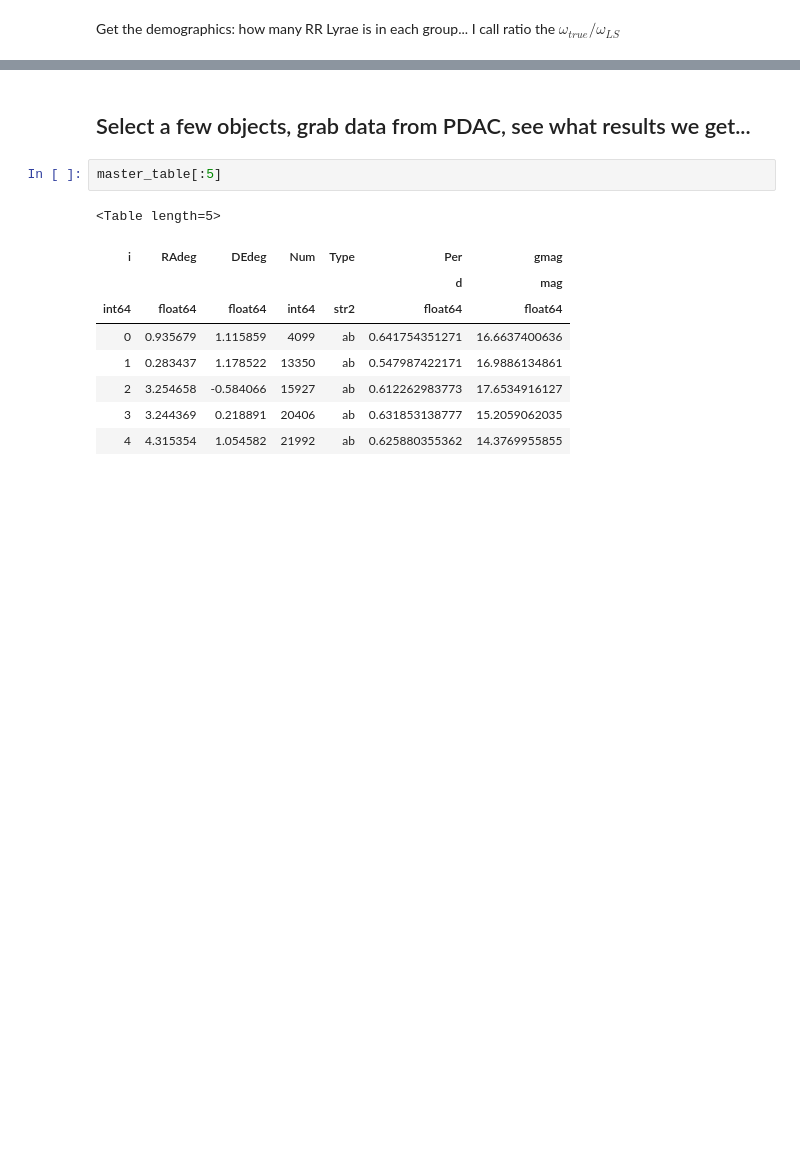
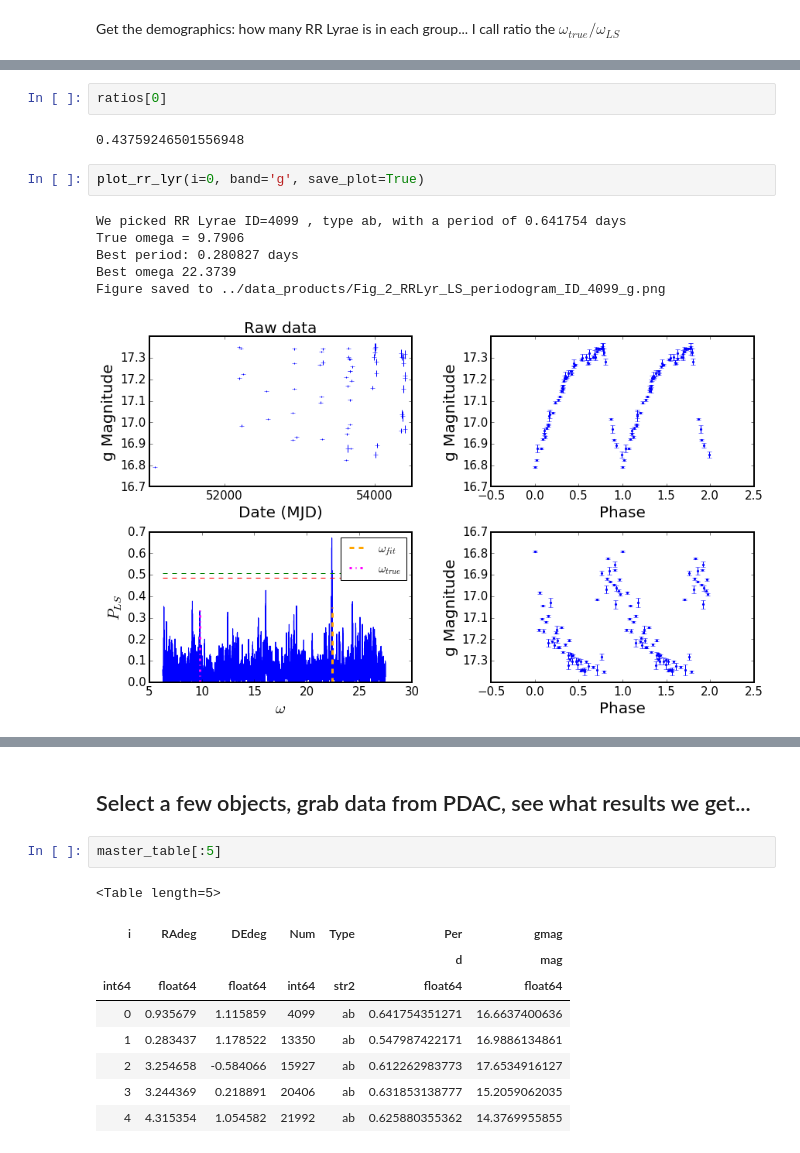
Before and after one commit to suberlak/PDAC_research, a Jupyter notebook: code/02.2017_S82_PDAC_single_object.ipynb, the cells around one changed output, grey strips where cells are left out. Saved outputs shown, nothing was run; the diff lists cells and outputs as text; blank space fills up the shorter version.

```diff
--- a/code/02.2017_S82_PDAC_single_object.ipynb
+++ b/code/02.2017_S82_PDAC_single_object.ipynb
@@ -429,0 +501,13 @@ There are 190 RR Lyrae with ratio > 1.1
+# %%
+ratios[0]
+# %% [output]
+0.43759246501556948
+# %%
+plot_rr_lyr(i=0, band='g', save_plot=True)
+# %% [output]
+We picked RR Lyrae ID=4099 , type ab, with a period of 0.641754 days
+True omega = 9.7906
+Best period: 0.280827 days
+Best omega 22.3739
+Figure saved to ../data_products/Fig_2_RRLyr_LS_periodogram_ID_4099_g.png
+[figure, added]
```
Also changed, not shown: parts of 25 cells of this notebook.
